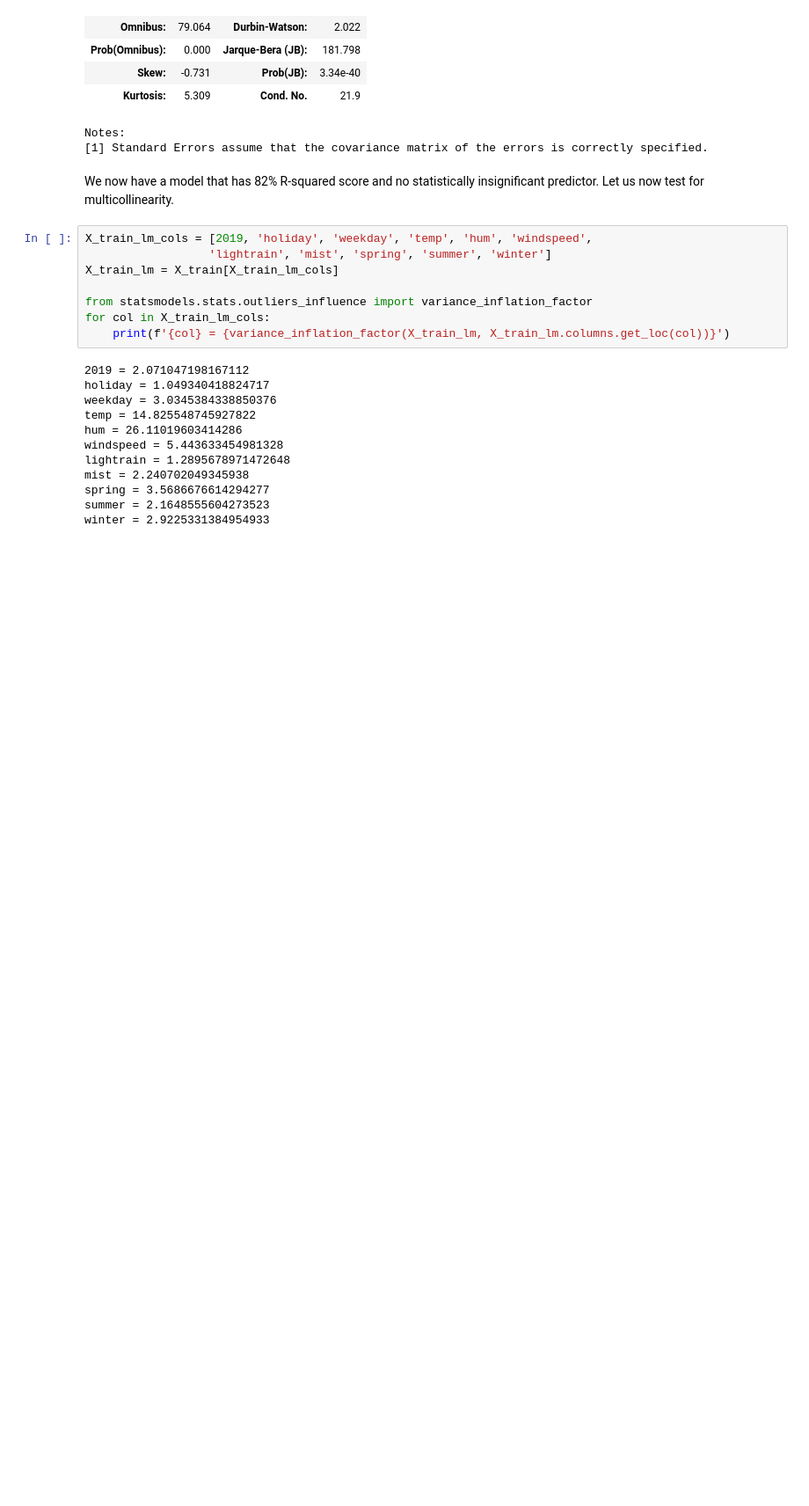
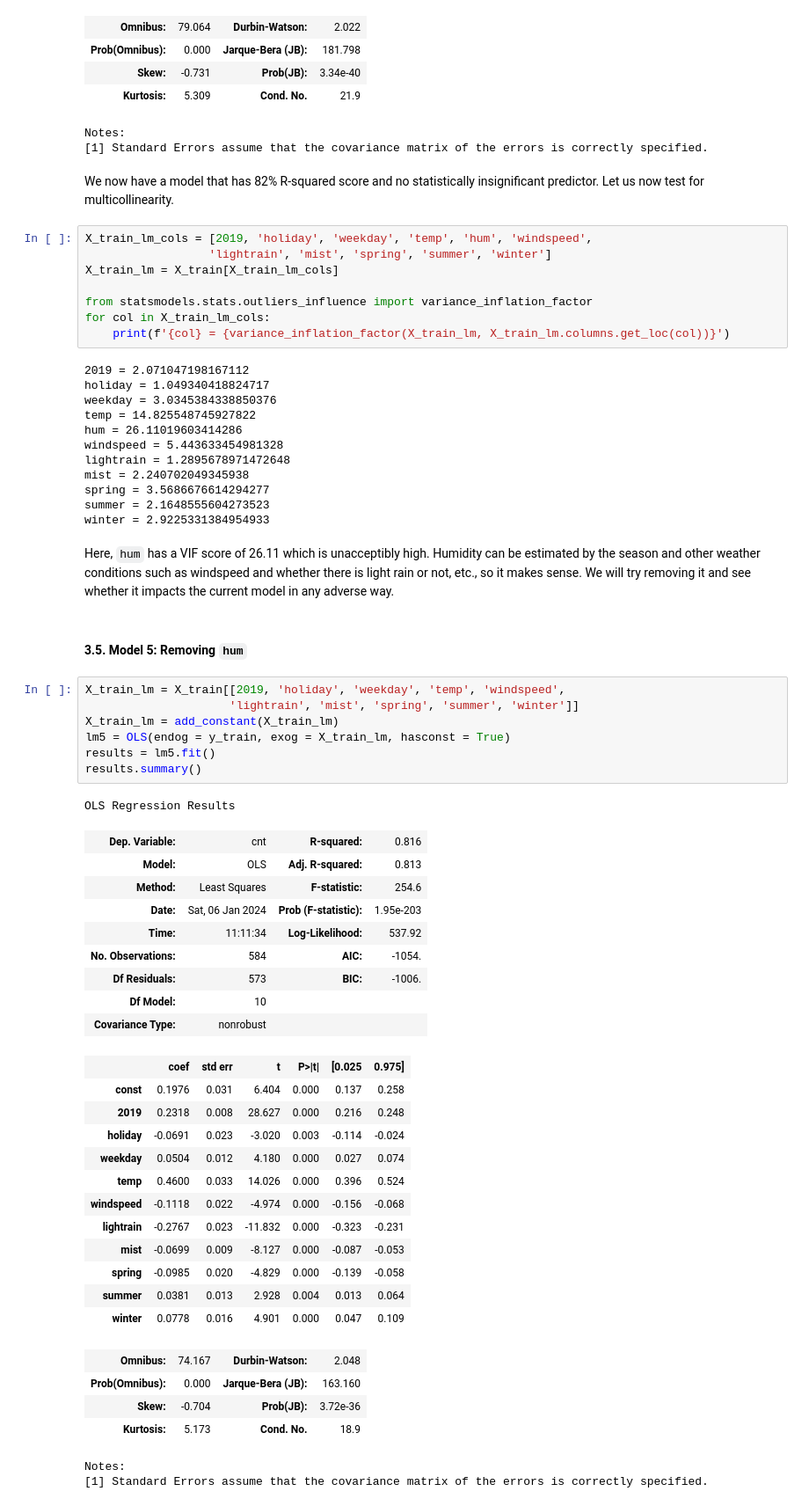
Before and after one commit to somrikbanerjee/ml_bike_sharing, a Jupyter notebook: bike_sharing_analysis.ipynb, the cells around one changed output. Shown at 88% size. Drawn from its saved outputs; the diff is of its cells as text; blank space fills up the shorter version.

```diff
--- a/bike_sharing_analysis.ipynb
+++ b/bike_sharing_analysis.ipynb
@@ -464,3 +464,43 @@ mist = 2.240702049345938
 spring = 3.5686676614294277
 summer = 2.1648555604273523
 winter = 2.9225331384954933
+# %% [markdown]
+Here, `hum` has a VIF score of 26.11 which is unacceptibly high. Humidity can be estimated by the season and other weather conditions such as windspeed and whether there is light rain or not, etc., so it makes sense. We will try removing it and see whether it impacts the current model in any adverse way.
+# %% [markdown]
+#### 3.5. Model 5: Removing `hum`
+# %%
+X_train_lm = X_train[[2019, 'holiday', 'weekday', 'temp', 'windspeed',
+                     'lightrain', 'mist', 'spring', 'summer', 'winter']]
+X_train_lm = add_constant(X_train_lm)
+lm5 = OLS(endog = y_train, exog = X_train_lm, hasconst = True)
+results = lm5.fit()
+results.summary()
+# %% [output]
+OLS Regression Results
+| Dep. Variable: | cnt | R-squared: | 0.816 |
+| Model: | OLS | Adj. R-squared: | 0.813 |
+| Method: | Least Squares | F-statistic: | 254.6 |
+| Date: | Sat, 06 Jan 2024 | Prob (F-statistic): | 1.95e-203 |
+| Time: | 11:11:34 | Log-Likelihood: | 537.92 |
+| No. Observations: | 584 | AIC: | -1054. |
+| Df Residuals: | 573 | BIC: | -1006. |
+| Df Model: | 10 |  |  |
+| Covariance Type: | nonrobust |  |  |
+|  | coef | std err | t | P>|t| | [0.025 | 0.975] |
+| const | 0.1976 | 0.031 | 6.404 | 0.000 | 0.137 | 0.258 |
+| 2019 | 0.2318 | 0.008 | 28.627 | 0.000 | 0.216 | 0.248 |
+| holiday | -0.0691 | 0.023 | -3.020 | 0.003 | -0.114 | -0.024 |
+| weekday | 0.0504 | 0.012 | 4.180 | 0.000 | 0.027 | 0.074 |
+| temp | 0.4600 | 0.033 | 14.026 | 0.000 | 0.396 | 0.524 |
+| windspeed | -0.1118 | 0.022 | -4.974 | 0.000 | -0.156 | -0.068 |
+| lightrain | -0.2767 | 0.023 | -11.832 | 0.000 | -0.323 | -0.231 |
+| mist | -0.0699 | 0.009 | -8.127 | 0.000 | -0.087 | -0.053 |
+| spring | -0.0985 | 0.020 | -4.829 | 0.000 | -0.139 | -0.058 |
+| summer | 0.0381 | 0.013 | 2.928 | 0.004 | 0.013 | 0.064 |
+| winter | 0.0778 | 0.016 | 4.901 | 0.000 | 0.047 | 0.109 |
+| Omnibus: | 74.167 | Durbin-Watson: | 2.048 |
+| Prob(Omnibus): | 0.000 | Jarque-Bera (JB): | 163.160 |
+| Skew: | -0.704 | Prob(JB): | 3.72e-36 |
+| Kurtosis: | 5.173 | Cond. No. | 18.9 |
+Notes:
+[1] Standard Errors assume that the covariance matrix of the errors is correctly specified.
```
Also changed, not shown: parts of 38 cells of this notebook.
